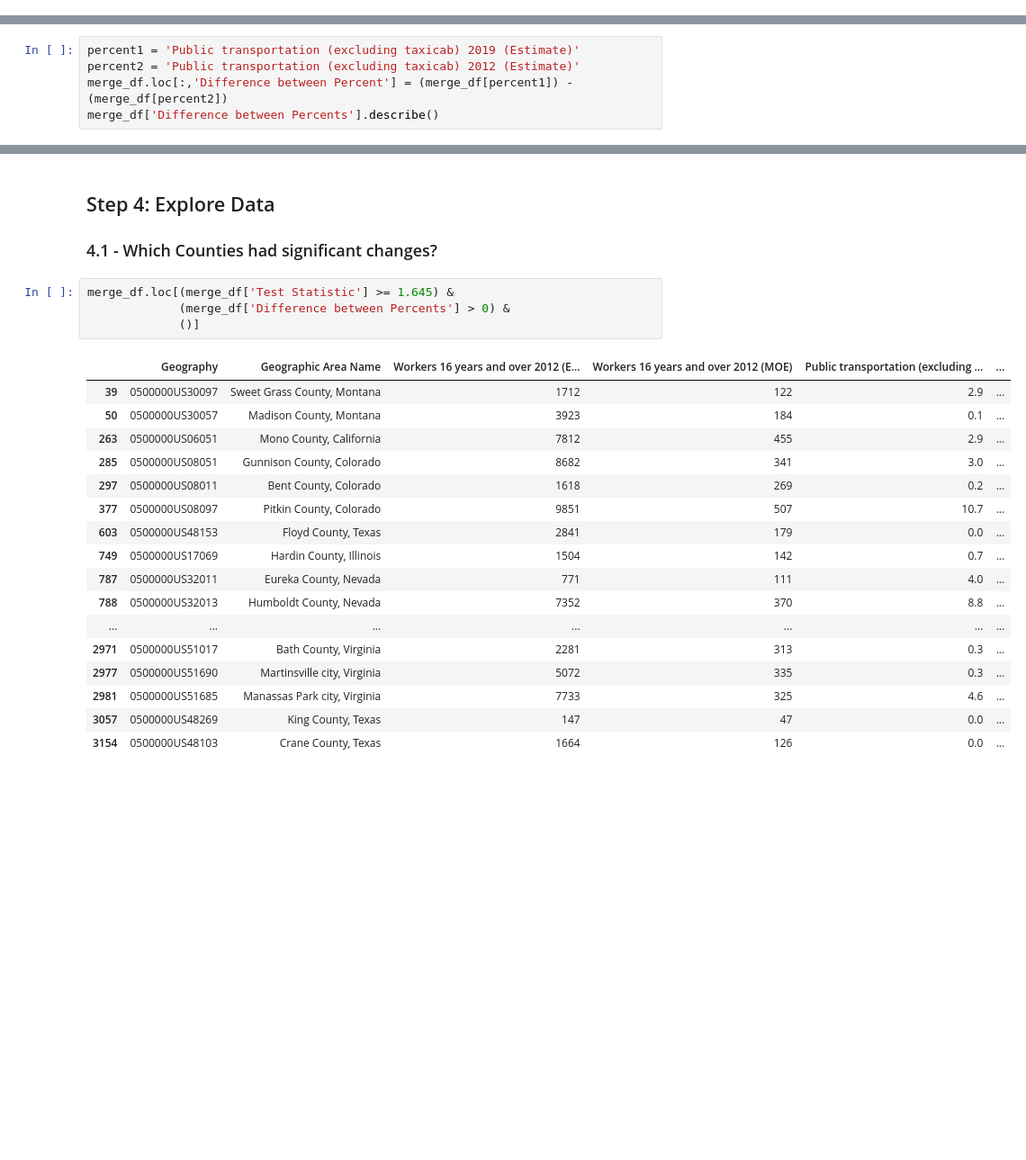
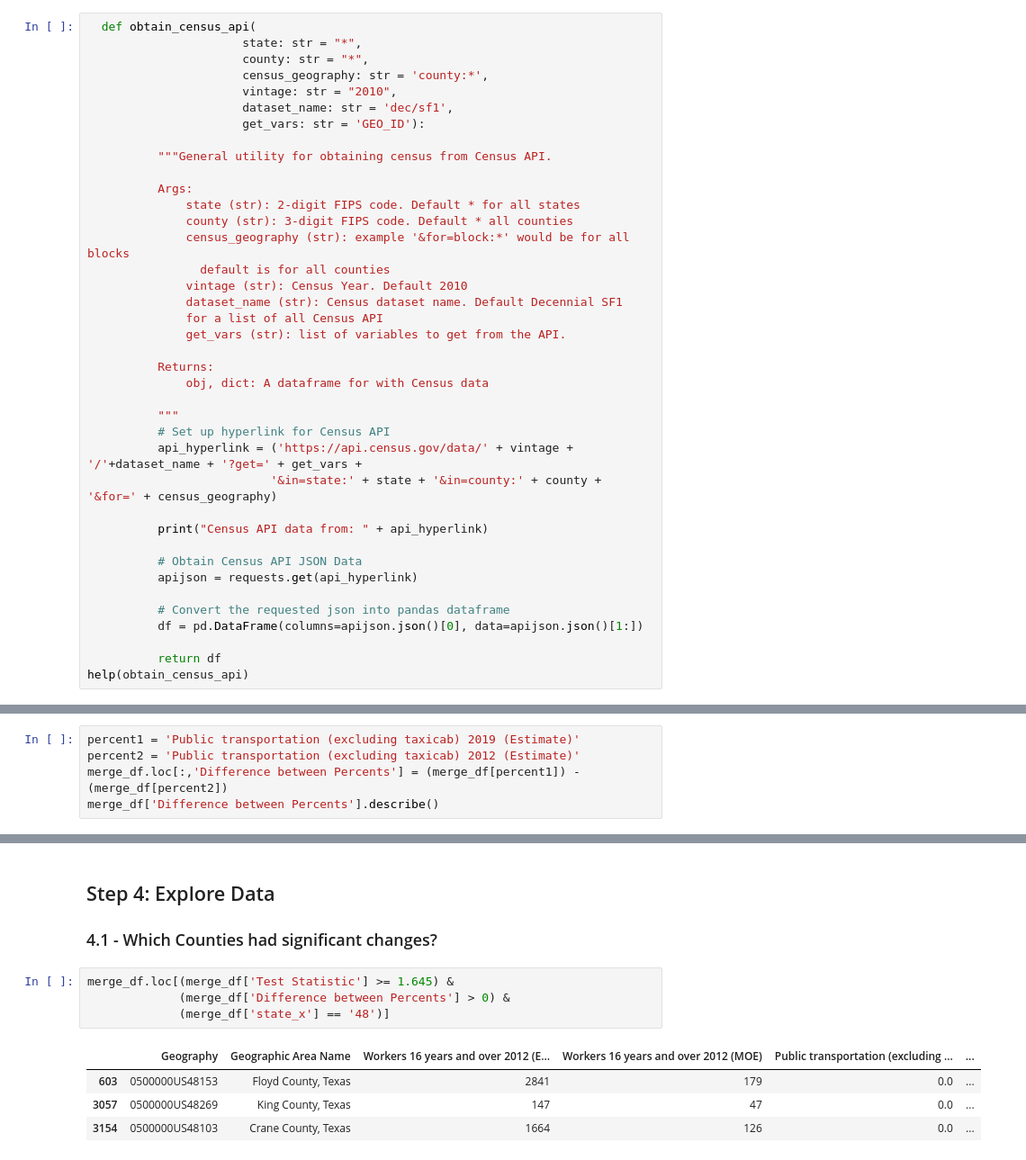
Before and after one commit to npr99/PlanningMethods, a Jupyter notebook: PLAN604_Comparison_of_two_proportions.ipynb, the cells around one changed output, grey strips where cells are left out. Shown at 90% size. Drawn from its saved outputs; the diff is of its cells as text; blank space fills up the shorter version.

```diff
--- a/PLAN604_Comparison_of_two_proportions.ipynb
+++ b/PLAN604_Comparison_of_two_proportions.ipynb
@@ -70,0 +51,39 @@ obtain_census_api(state: str = '*', county: str = '*', census_geography: str = '
+# %%
+  def obtain_census_api(
+                      state: str = "*",
+                      county: str = "*",
+                      census_geography: str = 'county:*',
+                      vintage: str = "2010",
+                      dataset_name: str = 'dec/sf1',
+                      get_vars: str = 'GEO_ID'):
+
+          """General utility for obtaining census from Census API.
+
+          Args:
+              state (str): 2-digit FIPS code. Default * for all states
+              county (str): 3-digit FIPS code. Default * all counties
+              census_geography (str): example '&for=block:*' would be for all blocks
+                default is for all counties
+              vintage (str): Census Year. Default 2010
+              dataset_name (str): Census dataset name. Default Decennial SF1
+              for a list of all Census API
+              get_vars (str): list of variables to get from the API.
+
+          Returns:
+              obj, dict: A dataframe for with Census data
+
+          """
+          # Set up hyperlink for Census API
+          api_hyperlink = ('https://api.census.gov/data/' + vintage + '/'+dataset_name + '?get=' + get_vars +
+                          '&in=state:' + state + '&in=county:' + county + '&for=' + census_geography)
+
+          print("Census API data from: " + api_hyperlink)
+
+          # Obtain Census API JSON Data
+          apijson = requests.get(api_hyperlink)
+
+          # Convert the requested json into pandas dataframe
+          df = pd.DataFrame(columns=apijson.json()[0], data=apijson.json()[1:])
+
+          return df
+help(obtain_census_api)
@@ -279,7 +318,7 @@ Add difference between ACS statiscs
 # %%
 percent1 = 'Public transportation (excluding taxicab) 2019 (Estimate)'
 percent2 = 'Public transportation (excluding taxicab) 2012 (Estimate)'
-merge_df.loc[:,'Difference between Percent'] = (merge_df[percent1]) - (merge_df[percent2])
+merge_df.loc[:,'Difference between Percents'] = (merge_df[percent1]) - (merge_df[percent2])
 merge_df['Difference between Percents'].describe()
 # %% [output]
 count    3217.000000
@@ -332,22 +371,9 @@ Name: Test Statistic, dtype: float64
 # %%
 merge_df.loc[(merge_df['Test Statistic'] >= 1.645) &
              (merge_df['Difference between Percents'] > 0) &
-             ()]
+             (merge_df['state_x'] == '48')]
 # %% [output]
 |  | Geography | Geographic Area Name | Workers 16 years and over 2012 (E... | Workers 16 years and over 2012 (MOE) | Public transportation (excluding ... | ... |
-| 39 | 0500000US30097 | Sweet Grass County, Montana | 1712 | 122 | 2.9 | ... |
-| 50 | 0500000US30057 | Madison County, Montana | 3923 | 184 | 0.1 | ... |
-| 263 | 0500000US06051 | Mono County, California | 7812 | 455 | 2.9 | ... |
-| 285 | 0500000US08051 | Gunnison County, Colorado | 8682 | 341 | 3.0 | ... |
-| 297 | 0500000US08011 | Bent County, Colorado | 1618 | 269 | 0.2 | ... |
-| 377 | 0500000US08097 | Pitkin County, Colorado | 9851 | 507 | 10.7 | ... |
 | 603 | 0500000US48153 | Floyd County, Texas | 2841 | 179 | 0.0 | ... |
-| 749 | 0500000US17069 | Hardin County, Illinois | 1504 | 142 | 0.7 | ... |
-| 787 | 0500000US32011 | Eureka County, Nevada | 771 | 111 | 4.0 | ... |
-| 788 | 0500000US32013 | Humboldt County, Nevada | 7352 | 370 | 8.8 | ... |
-| ... | ... | ... | ... | ... | ... | ... |
-| 2971 | 0500000US51017 | Bath County, Virginia | 2281 | 313 | 0.3 | ... |
-| 2977 | 0500000US51690 | Martinsville city, Virginia | 5072 | 335 | 0.3 | ... |
-| 2981 | 0500000US51685 | Manassas Park city, Virginia | 7733 | 325 | 4.6 | ... |
 | 3057 | 0500000US48269 | King County, Texas | 147 | 47 | 0.0 | ... |
 | 3154 | 0500000US48103 | Crane County, Texas | 1664 | 126 | 0.0 | ... |
```
Also changed, not shown: parts of 38 cells of this notebook.
